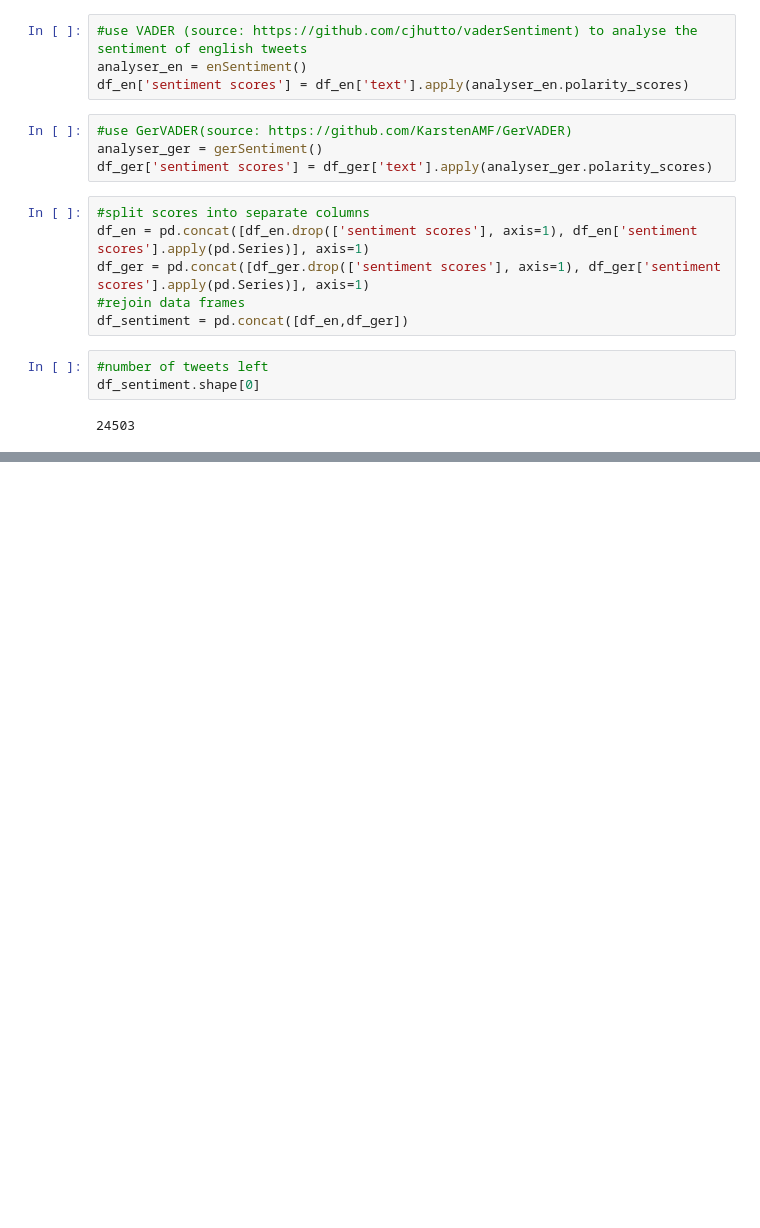
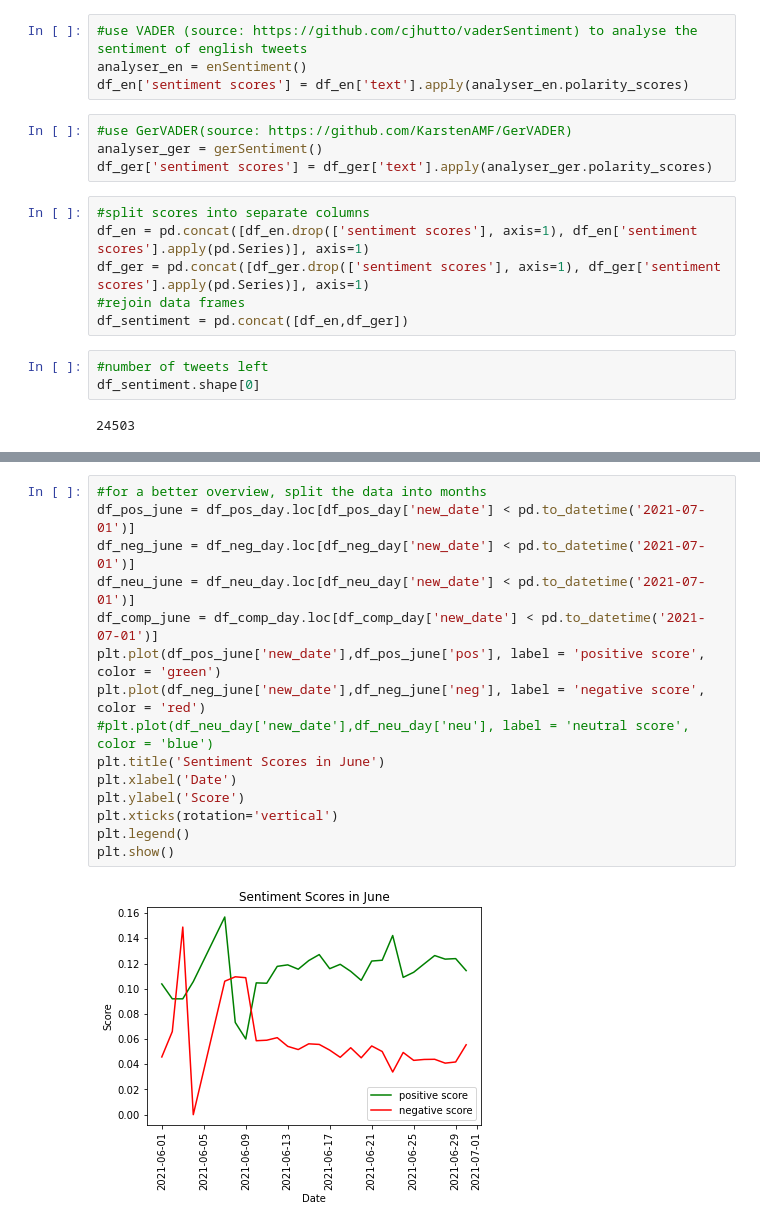
Before and after one commit to ahmadouw/IchBinHanna-Analysis, a Jupyter notebook: Sentiment_analysis_VADER.ipynb, the cells around one changed output, grey strips where cells are left out. Drawn from its saved outputs; the diff is of its cells as text; blank space fills up the shorter version.

```diff
--- a/Sentiment_analysis_VADER.ipynb
+++ b/Sentiment_analysis_VADER.ipynb
@@ -78,0 +126,17 @@ plt.show()
+# %%
+#for a better overview, split the data into months
+df_pos_june = df_pos_day.loc[df_pos_day['new_date'] < pd.to_datetime('2021-07-01')]
+df_neg_june = df_neg_day.loc[df_neg_day['new_date'] < pd.to_datetime('2021-07-01')]
+df_neu_june = df_neu_day.loc[df_neu_day['new_date'] < pd.to_datetime('2021-07-01')]
+df_comp_june = df_comp_day.loc[df_comp_day['new_date'] < pd.to_datetime('2021-07-01')]
+plt.plot(df_pos_june['new_date'],df_pos_june['pos'], label = 'positive score', color = 'green')
+plt.plot(df_neg_june['new_date'],df_neg_june['neg'], label = 'negative score', color = 'red')
+#plt.plot(df_neu_day['new_date'],df_neu_day['neu'], label = 'neutral score', color = 'blue')
+plt.title('Sentiment Scores in June')
+plt.xlabel('Date')
+plt.ylabel('Score')
+plt.xticks(rotation='vertical')
+plt.legend()
+plt.show()
+# %% [output]
+[figure, added]
```
Also changed, not shown: parts of 38 cells of this notebook, 2 other files.
